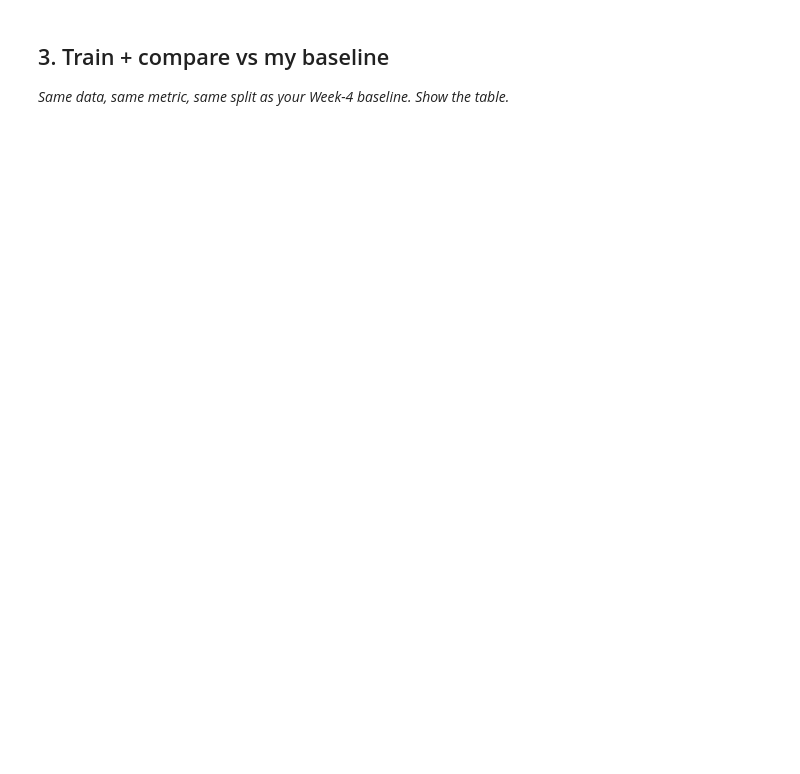
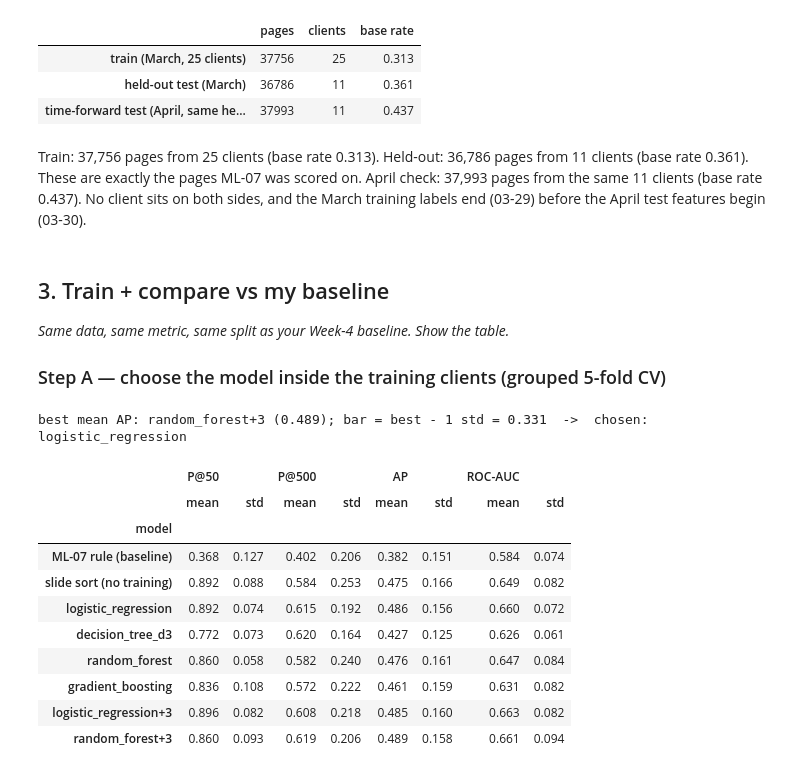
Before and after one commit to WingManOO7/ML-INTER, a Jupyter notebook: work/notebooks/w05_model.ipynb, the cells around one changed output. Drawn from its saved outputs; the diff is of its cells as text; code cells hidden in the pictures; blank space fills up the shorter version.

```diff
--- a/work/notebooks/w05_model.ipynb
+++ b/work/notebooks/w05_model.ipynb
@@ -23,4 +240,30 @@ This skeleton is yours to fill. Work the sections **in order** — each one has
+# %%
+train_idx, test_idx = next(GroupShuffleSplit(n_splits=1, test_size=0.3, random_state=SEED)
+                           .split(mar, groups=mar['client_hash_id']))
+train, test = mar.iloc[train_idx].reset_index(drop=True), mar.iloc[test_idx].reset_index(drop=True)
+train_clients, test_clients = set(train['client_hash_id']), set(test['client_hash_id'])
+apr_test = apr[apr['client_hash_id'].isin(test_clients)].reset_index(drop=True)
+
+assert not train_clients & test_clients, 'a client may sit on one side only'
+mar_label_end, apr_feature_start = pd.Timestamp('2026-03-29'), pd.Timestamp('2026-03-30')
+assert mar_label_end < apr_feature_start, 'March training labels must end before April test features begin'
+
+split = pd.DataFrame({
+    'pages':     [len(train), len(test), len(apr_test)],
+    'clients':   [len(train_clients), len(test_clients), apr_test['client_hash_id'].nunique()],
+    'base rate': [train[LABEL].mean(), test[LABEL].mean(), apr_test[LABEL].mean()],
+}, index=['train (March, 25 clients)', 'held-out test (March)', 'time-forward test (April, same held-out clients)']).round(3)
+split
+# %% [output]
+|  | pages | clients | base rate |
+| train (March, 25 clients) | 37756 | 25 | 0.313 |
+| held-out test (March) | 36786 | 11 | 0.361 |
+| time-forward test (April, same he... | 37993 | 11 | 0.437 |
+# %% [markdown]
+Train: 37,756 pages from 25 clients (base rate 0.313). Held-out: 36,786 pages from 11 clients (base rate 0.361). These are exactly the pages ML-07 was scored on. April check: 37,993 pages from the same 11 clients (base rate 0.437). No client sits on both sides, and the March training labels end (03-29) before the April test features begin (03-30).
 # %% [markdown]
 ## 3. Train + compare vs my baseline
 
 *Same data, same metric, same split as your Week-4 baseline. Show the table.*
+
+### Step A — choose the model inside the training clients (grouped 5-fold CV)
@@ -29,0 +270,31 @@ This skeleton is yours to fill. Work the sections **in order** — each one has
+# %%
+rows = []
+for fold, (fit_idx, val_idx) in enumerate(GroupKFold(n_splits=5).split(train, groups=train['client_hash_id'])):
+    fit, val = train.iloc[fit_idx], train.iloc[val_idx]
+    for name, scorer in REFERENCES.items():
+        rows.append({'fold': fold, 'model': name, **metrics(val[LABEL], scorer(val))})
+    for name, (make, cols) in CANDIDATES.items():
+        score = make().fit(fit[cols], fit[LABEL]).predict_proba(val[cols])[:, 1]
+        rows.append({'fold': fold, 'model': name, **metrics(val[LABEL], score)})
+cv = pd.DataFrame(rows)
+
+cv_table = cv.groupby('model', sort=False)[['P@50', 'P@500', 'AP', 'ROC-AUC']].agg(['mean', 'std']).round(3)
+learned = cv_table.loc[list(CANDIDATES), ('AP', 'mean')]
+best = learned.idxmax()
+bar = learned[best] - cv_table.loc[best, ('AP', 'std')]
+CHOSEN = next(name for name in CANDIDATES if learned[name] >= bar)     # simplest within one std of the best
+print(f'best mean AP: {best} ({learned[best]:.3f}); bar = best - 1 std = {bar:.3f}  ->  chosen: {CHOSEN}\n')
+cv_table
+# %% [output]
+best mean AP: random_forest+3 (0.489); bar = best - 1 std = 0.331  ->  chosen: logistic_regression
+|  | P@50 |  | P@500 |  | AP |  | ROC-AUC |  |
+|  | mean | std | mean | std | mean | std | mean | std |
+| model |  |  |  |  |  |  |  |  |
+| ML-07 rule (baseline) | 0.368 | 0.127 | 0.402 | 0.206 | 0.382 | 0.151 | 0.584 | 0.074 |
+| slide sort (no training) | 0.892 | 0.088 | 0.584 | 0.253 | 0.475 | 0.166 | 0.649 | 0.082 |
+| logistic_regression | 0.892 | 0.074 | 0.615 | 0.192 | 0.486 | 0.156 | 0.660 | 0.072 |
+| decision_tree_d3 | 0.772 | 0.073 | 0.620 | 0.164 | 0.427 | 0.125 | 0.626 | 0.061 |
+| random_forest | 0.860 | 0.058 | 0.582 | 0.240 | 0.476 | 0.161 | 0.647 | 0.084 |
+| gradient_boosting | 0.836 | 0.108 | 0.572 | 0.222 | 0.461 | 0.159 | 0.631 | 0.082 |
+| logistic_regression+3 | 0.896 | 0.082 | 0.608 | 0.218 | 0.485 | 0.160 | 0.663 | 0.082 |
+| random_forest+3 | 0.860 | 0.093 | 0.619 | 0.206 | 0.489 | 0.158 | 0.661 | 0.094 |
```
Also changed, not shown: parts of 29 cells of this notebook, 2 other files.
